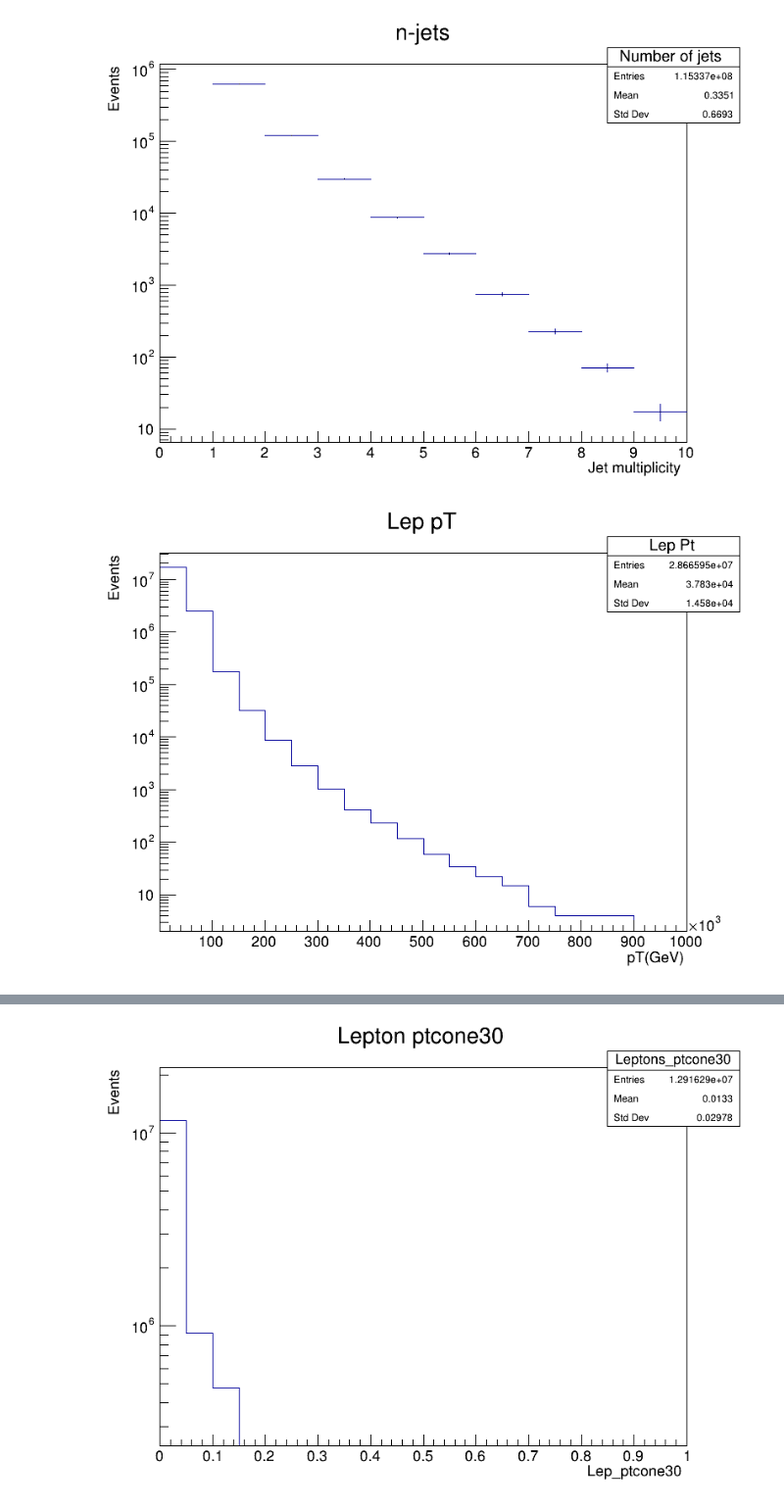
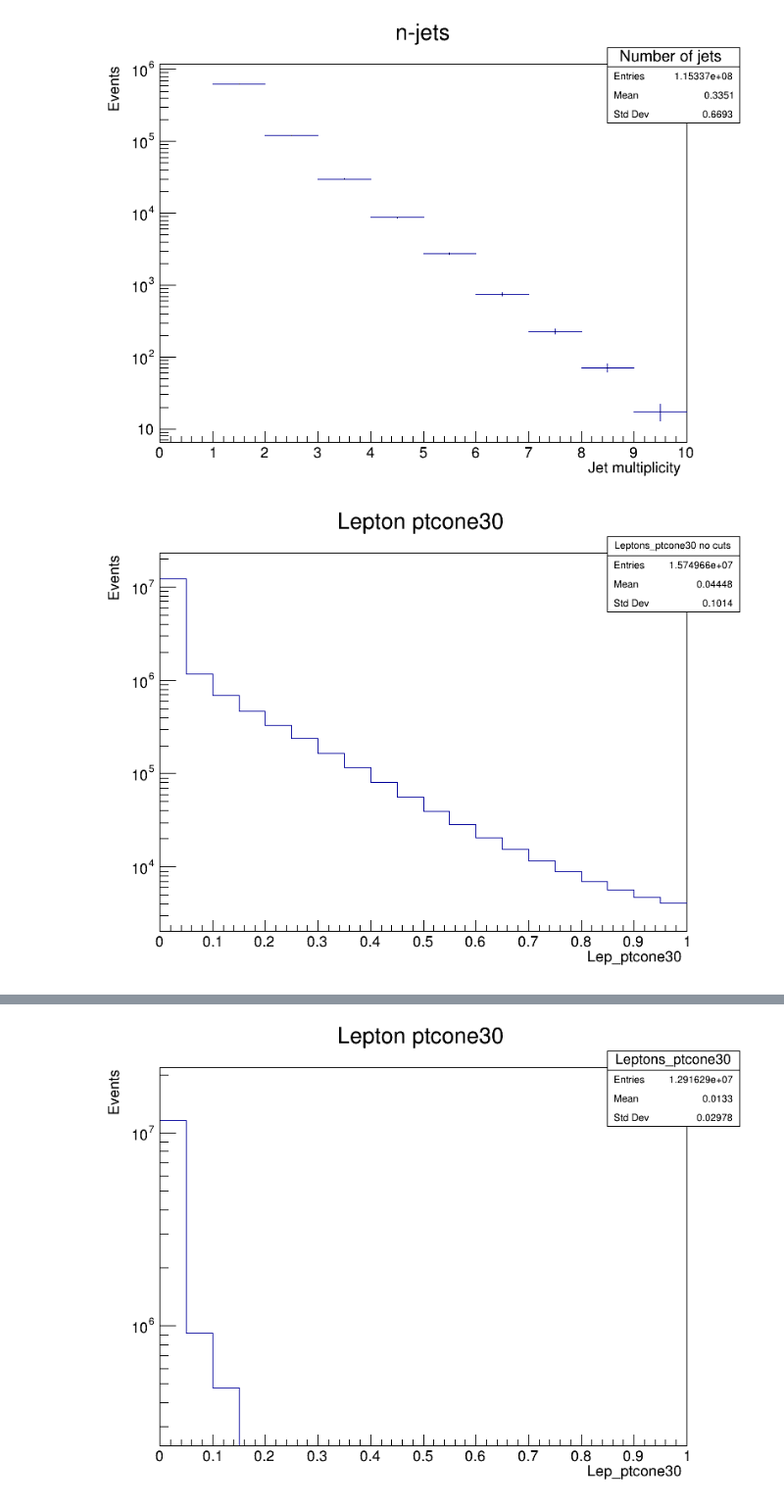
Before and after one commit to jdvillamils/TTBar, a Jupyter notebook: TTBar.ipynb, the cells around one changed output, grey strips where cells are left out. Shown: that part at 98% size. Cells and saved outputs as stored; diff of their text form; code cells hidden in the pictures.

```diff
--- a/TTBar.ipynb
+++ b/TTBar.ipynb
@@ -255,9 +291,8 @@ canvas->Draw();
 # %% [output]
 [figure]
 # %%
-TCanvas *canvas = new TCanvas("Canvas","",800,600);
-hist_lep_pt->Draw();
+hist_lep_ptcone30_b->Draw();
 canvas->SetLogy();
 canvas->Draw();
 # %% [output]
-[figure, old version]
+[figure, new version]
```
Also changed, not shown: parts of 16 cells of this notebook.
